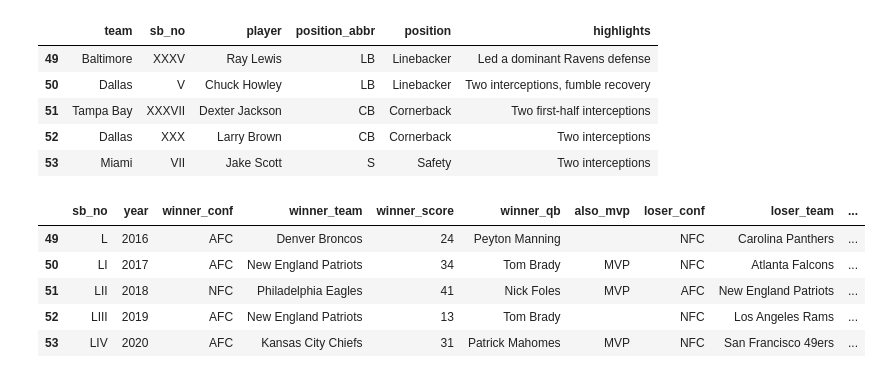
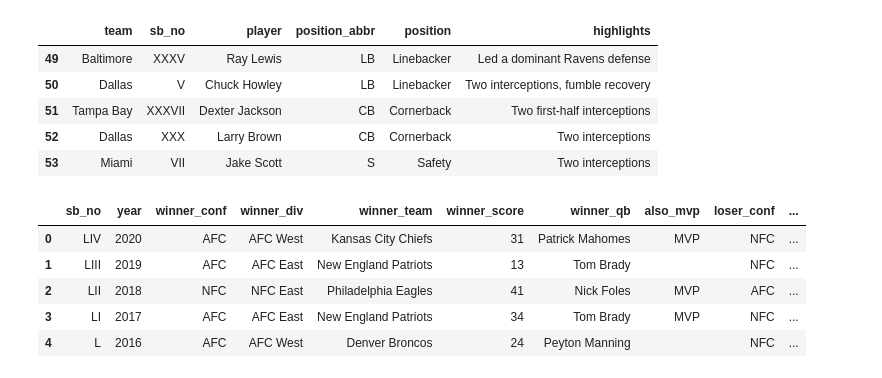
Before and after one commit to samatha516/ETL_Project, a Jupyter notebook: superbowl_webscrape.ipynb, the cells around one changed output. Drawn from its saved outputs; the diff is of its cells as text; code cells hidden in the pictures.

```diff
--- a/superbowl_webscrape.ipynb
+++ b/superbowl_webscrape.ipynb
@@ -413,15 +413,15 @@ mvp_position_df.tail()
 # %%
 score_query = '''
     select *
-      from sb_scores
+      from sb_divisions
       ;
 '''
 sb_scores_df = pd.read_sql_query(score_query, engine)
-sb_scores_df.tail()
+sb_scores_df.head()
 # %% [output]
-|  | sb_no | year | winner_conf | winner_team | winner_score | winner_qb | also_mvp | loser_conf | loser_team | ... |
-| 49 | L | 2016 | AFC | Denver Broncos | 24 | Peyton Manning |  | NFC | Carolina Panthers | ... |
-| 50 | LI | 2017 | AFC | New England Patriots | 34 | Tom Brady | MVP | NFC | Atlanta Falcons | ... |
-| 51 | LII | 2018 | NFC | Philadelphia Eagles | 41 | Nick Foles | MVP | AFC | New England Patriots | ... |
-| 52 | LIII | 2019 | AFC | New England Patriots | 13 | Tom Brady |  | NFC | Los Angeles Rams | ... |
-| 53 | LIV | 2020 | AFC | Kansas City Chiefs | 31 | Patrick Mahomes | MVP | NFC | San Francisco 49ers | ... |
+|  | sb_no | year | winner_conf | winner_div | winner_team | winner_score | winner_qb | also_mvp | loser_conf | ... |
+| 0 | LIV | 2020 | AFC | AFC West | Kansas City Chiefs | 31 | Patrick Mahomes | MVP | NFC | ... |
+| 1 | LIII | 2019 | AFC | AFC East | New England Patriots | 13 | Tom Brady |  | NFC | ... |
+| 2 | LII | 2018 | NFC | NFC East | Philadelphia Eagles | 41 | Nick Foles | MVP | AFC | ... |
+| 3 | LI | 2017 | AFC | AFC East | New England Patriots | 34 | Tom Brady | MVP | NFC | ... |
+| 4 | L | 2016 | AFC | AFC West | Denver Broncos | 24 | Peyton Manning |  | NFC | ... |
```
Also changed, not shown: parts of 4 cells of this notebook, 1 other file.
